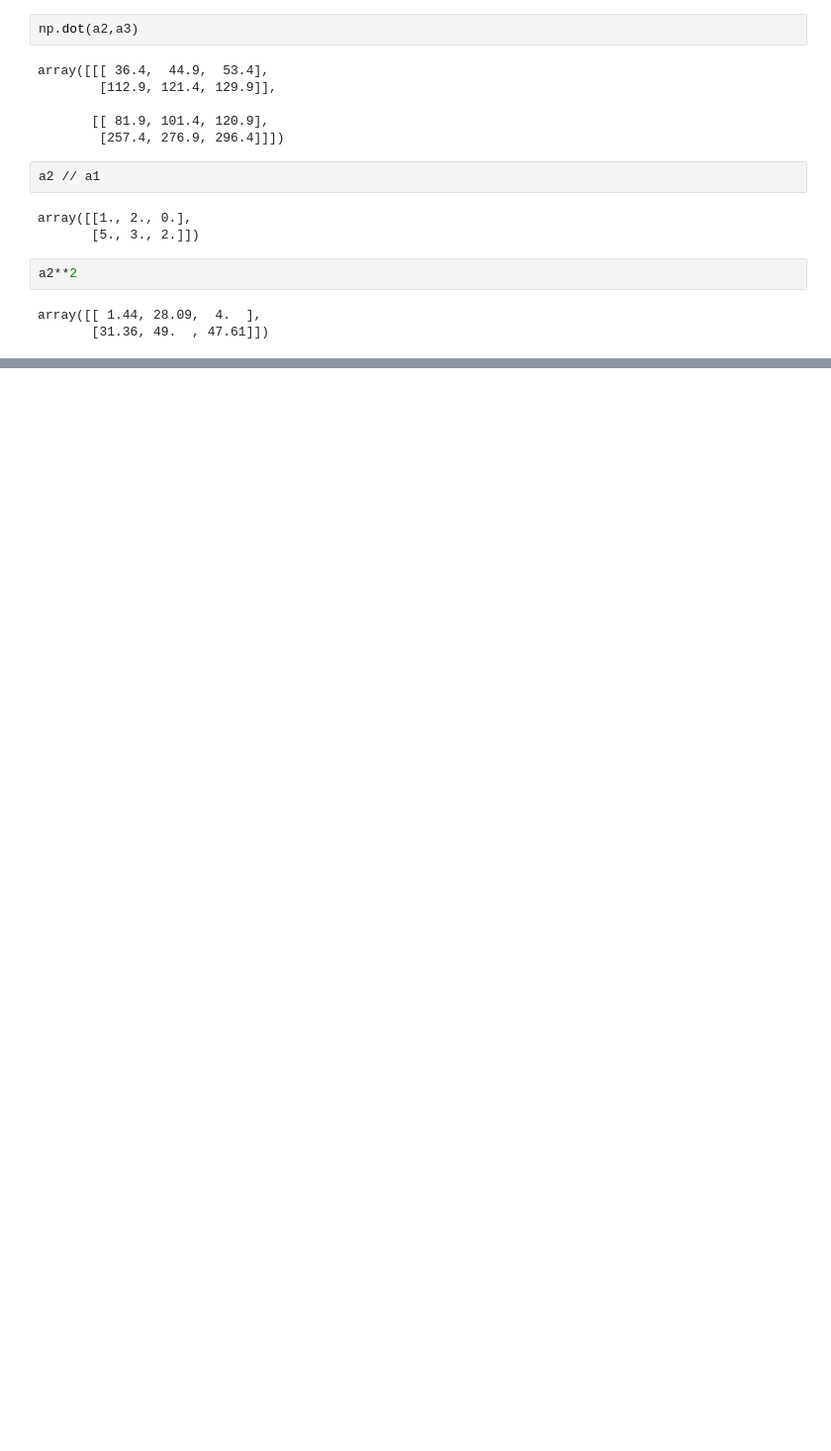
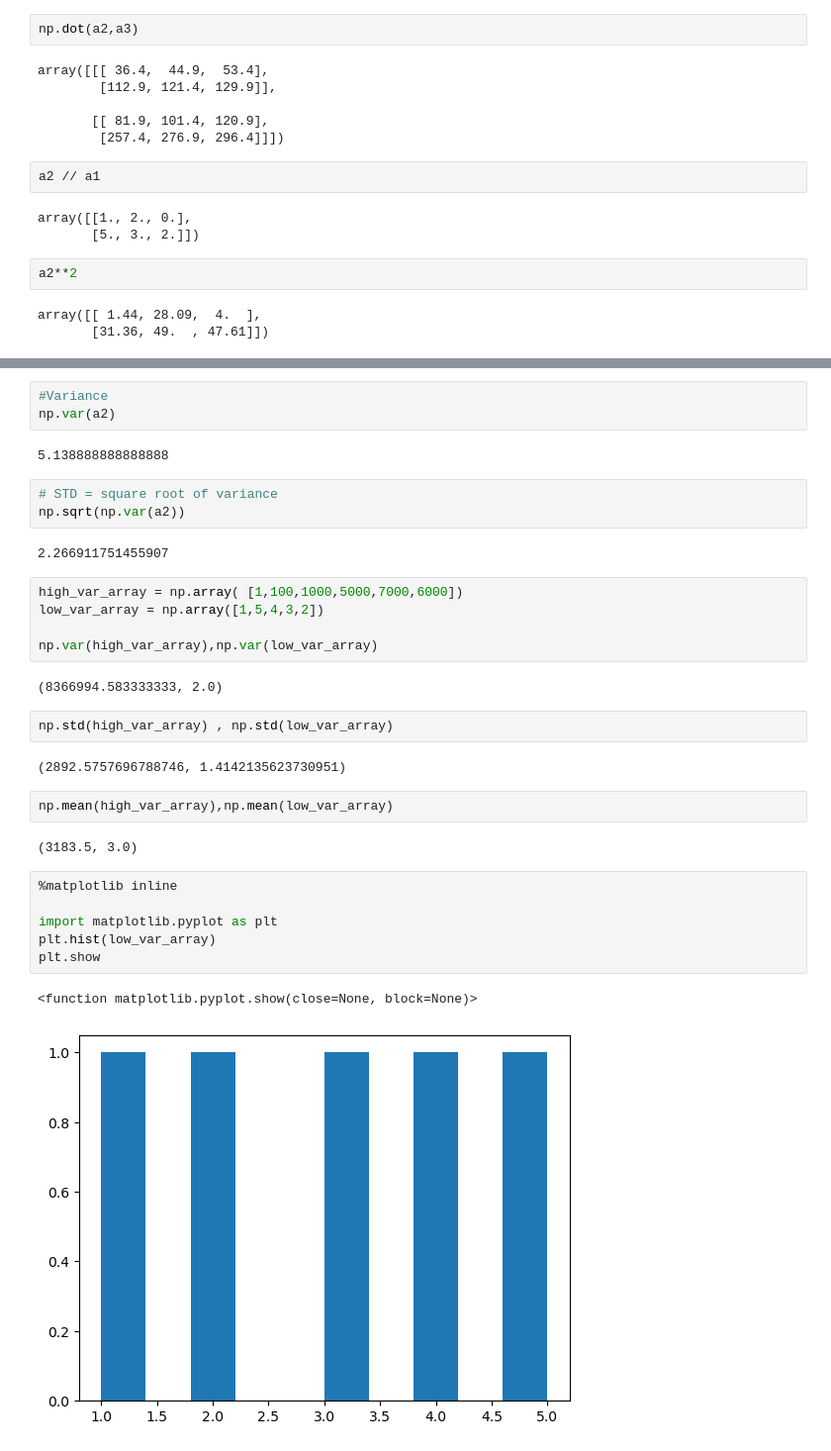
Before and after one commit to Anass6/Data_Science_Basics, a Jupyter notebook: Numpy/Introduction-to-NumPy.ipynb, the cells around one changed output, grey strips where cells are left out. Shown at 99% size. Drawn from its saved outputs; the diff is of its cells as text; blank space fills up the shorter version.

```diff
--- a/Numpy/Introduction-to-NumPy.ipynb
+++ b/Numpy/Introduction-to-NumPy.ipynb
@@ -529,0 +520,34 @@ np.sqrt(np.var(a2))
+# %%
+#Variance
+np.var(a2)
+# %% [output]
+5.138888888888888
+# %%
+# STD = square root of variance
+np.sqrt(np.var(a2))
+# %% [output]
+2.266911751455907
+# %%
+high_var_array = np.array( [1,100,1000,5000,7000,6000])
+low_var_array = np.array([1,5,4,3,2])
+
+np.var(high_var_array),np.var(low_var_array)
+# %% [output]
+(8366994.583333333, 2.0)
+# %%
+np.std(high_var_array) , np.std(low_var_array)
+# %% [output]
+(2892.5757696788746, 1.4142135623730951)
+# %%
+np.mean(high_var_array),np.mean(low_var_array)
+# %% [output]
+(3183.5, 3.0)
+# %%
+%matplotlib inline
+
+import matplotlib.pyplot as plt
+plt.hist(low_var_array)
+plt.show
+# %% [output]
+<function matplotlib.pyplot.show(close=None, block=None)>
+[figure, added]
```
Also changed, not shown: parts of 55 cells of this notebook.
